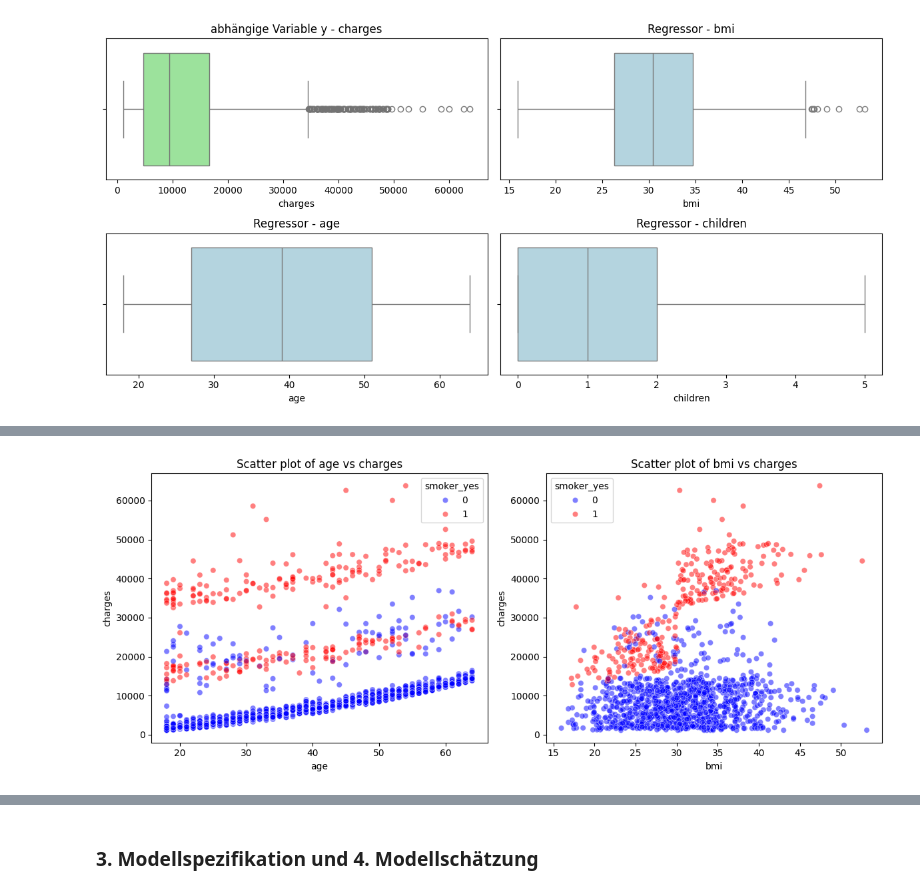
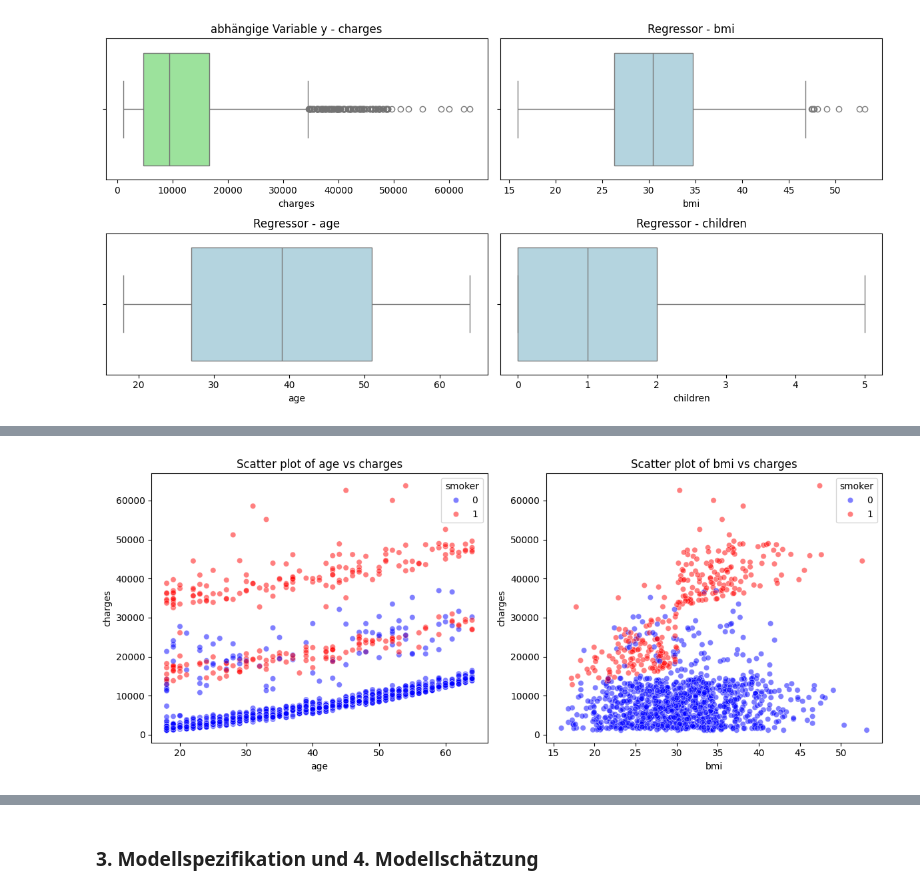
Before and after one commit to BrockherdeT/econometrics, a Jupyter notebook: shared_A2.ipynb, the cells around one changed output, grey strips where cells are left out. Saved outputs shown, nothing was run; the diff lists cells and outputs as text; code cells hidden in the pictures.

```diff
--- a/shared_A2.ipynb
+++ b/shared_A2.ipynb
@@ -120,0 +86,7 @@ data['region_southwest'] = data['region_southwest'].astype(int)
+# %%
+# one hot encoding
+data = insurance_data.copy()
+data['region'] = data['region'].map({'northeast': 1, 'northwest': 2, 'southeast': 3, 'southwest': 4})
+data['smoker'] = data['smoker'].map({'yes': 1, 'no': 0})
+data['sex'] = data['sex'].map({'female': 1, 'male': 0})
+print(data.head())
@@ -282,19 +205,19 @@ Die am interessantesten und relevantesten Varibalen bzgl. 'charges' -> mit den "
 # %%
 # Scatter plot
 plt.figure(figsize=(12, 5))
 
 # Scatter plot for 'charges' and 'age'
 plt.subplot(1, 2, 1)
-sns.scatterplot(data=data, x='age', y='charges', hue='smoker_yes', palette=['blue', 'red'], alpha=0.5)
+sns.scatterplot(data=data, x='age', y='charges', hue='smoker', palette=['blue', 'red'], alpha=0.5)
 plt.title('Scatter plot of age vs charges')
 
 # Scatter plot for 'charges' and 'bmi'
 plt.subplot(1, 2, 2)
-sns.scatterplot(data=data, x='bmi', y='charges', hue='smoker_yes', palette=['blue', 'red'], alpha=0.5)
+sns.scatterplot(data=data, x='bmi', y='charges', hue='smoker', palette=['blue', 'red'], alpha=0.5)
 plt.title('Scatter plot of bmi vs charges')
 
 # Adjust layout
 plt.tight_layout()
 plt.show()
 # %% [output]
-[figure, old version]
+[figure, new version]
```
Also changed, not shown: parts of 63 cells of this notebook.
